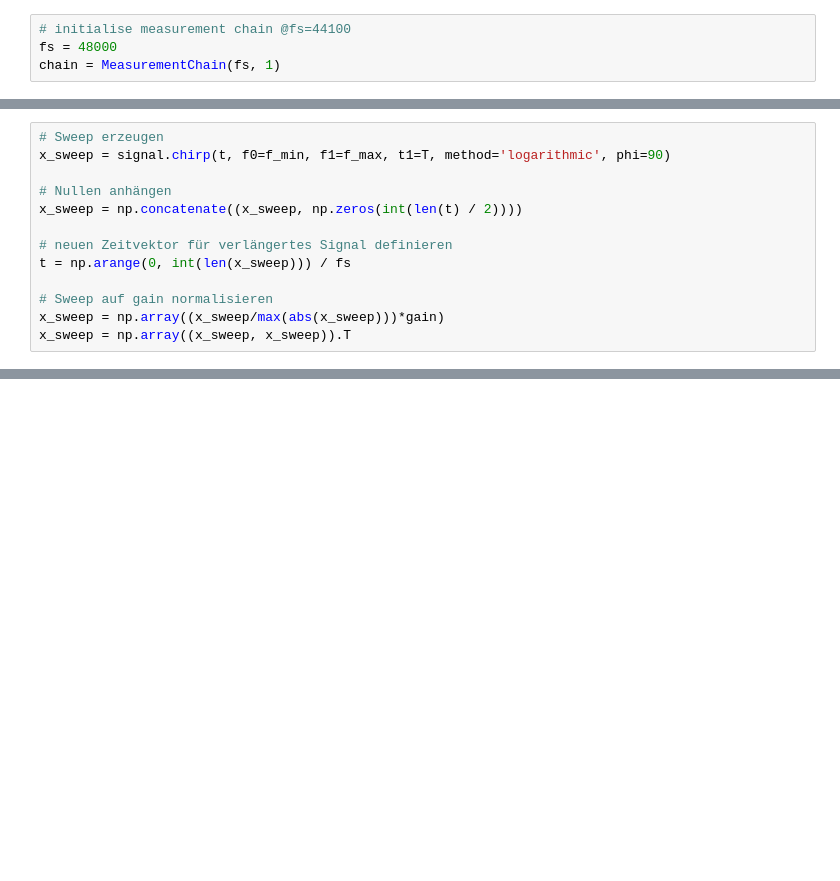
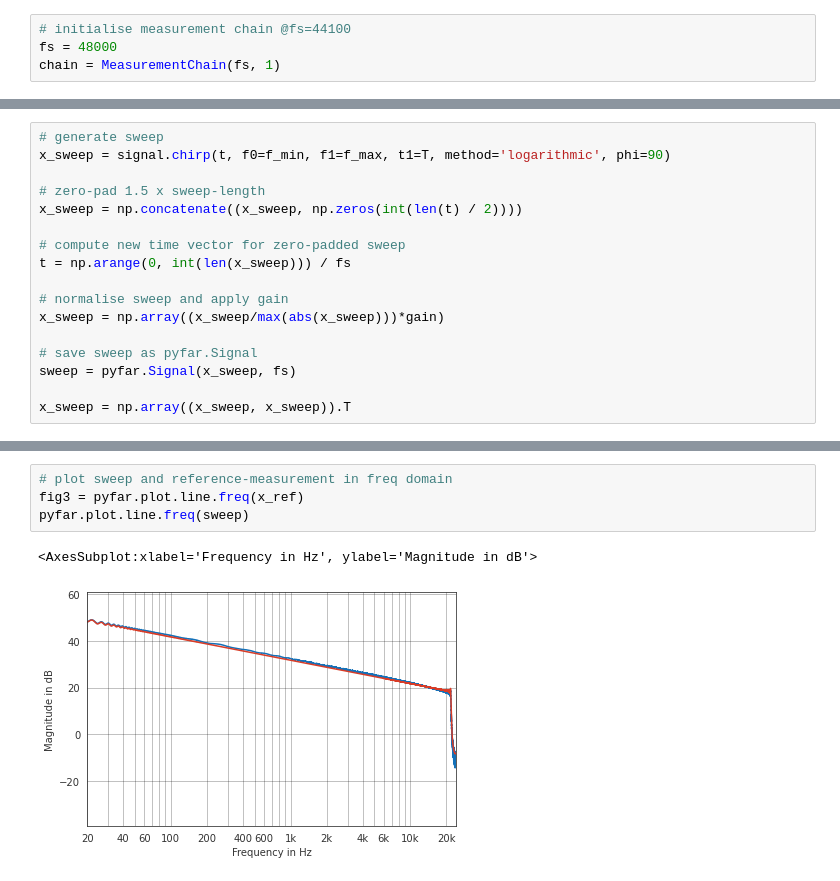
Before and after one commit to pyfar-seminar/mestopy, a Jupyter notebook: mestopy_demo.ipynb, the cells around one changed output, grey strips where cells are left out. Drawn from its saved outputs; the diff is of its cells as text; blank space fills up the shorter version.

```diff
--- a/mestopy_demo.ipynb
+++ b/mestopy_demo.ipynb
@@ -94,15 +98,19 @@ f_max = 22000
 t = np.arange(0, int(T*fs)) / fs
 # %%
-# Sweep erzeugen
+# generate sweep
 x_sweep = signal.chirp(t, f0=f_min, f1=f_max, t1=T, method='logarithmic', phi=90)
 
-# Nullen anhängen
+# zero-pad 1.5 x sweep-length
 x_sweep = np.concatenate((x_sweep, np.zeros(int(len(t) / 2))))
 
-# neuen Zeitvektor für verlängertes Signal definieren
+# compute new time vector for zero-padded sweep
 t = np.arange(0, int(len(x_sweep))) / fs
 
-# Sweep auf gain normalisieren
+# normalise sweep and apply gain
 x_sweep = np.array((x_sweep/max(abs(x_sweep)))*gain)
+
+# save sweep as pyfar.Signal
+sweep = pyfar.Signal(x_sweep, fs)
+
 x_sweep = np.array((x_sweep, x_sweep)).T
 # %%
@@ -122,0 +129,7 @@ fig2 = pyfar.plot.line.time(x_ref)
+# %%
+# plot sweep and reference-measurement in freq domain
+fig3 = pyfar.plot.line.freq(x_ref)
+pyfar.plot.line.freq(sweep)
+# %% [output]
+<AxesSubplot:xlabel='Frequency in Hz', ylabel='Magnitude in dB'>
+[figure, added]
```
Also changed, not shown: parts of 25 cells of this notebook, 1 other file.
